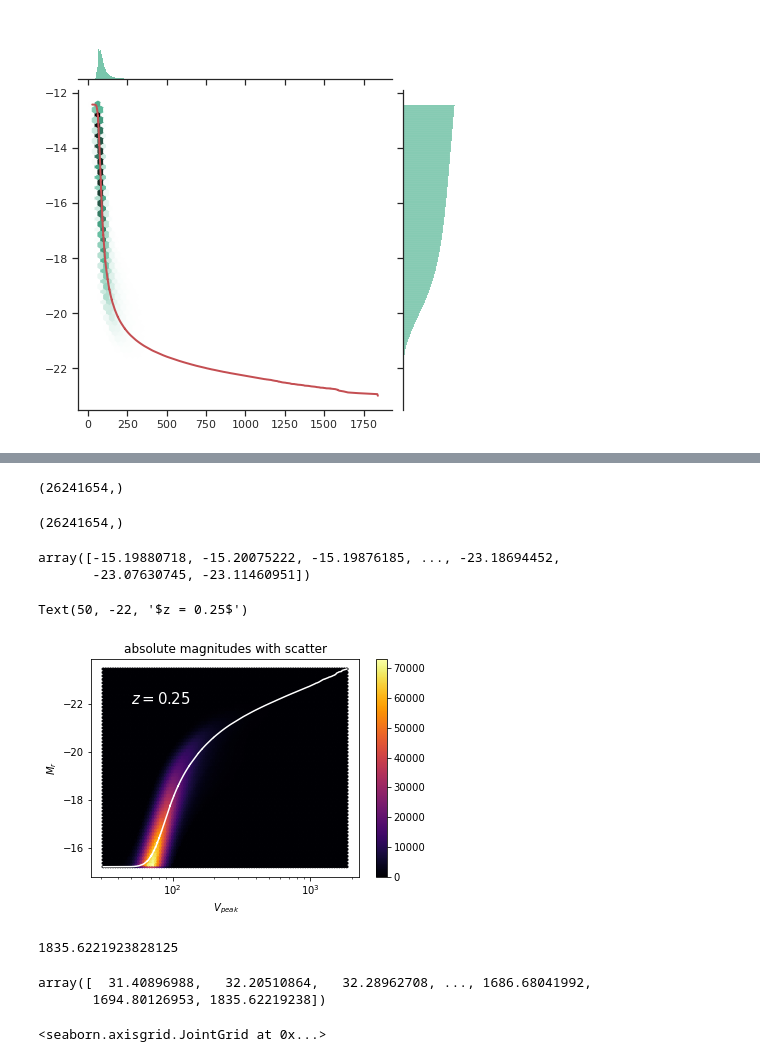
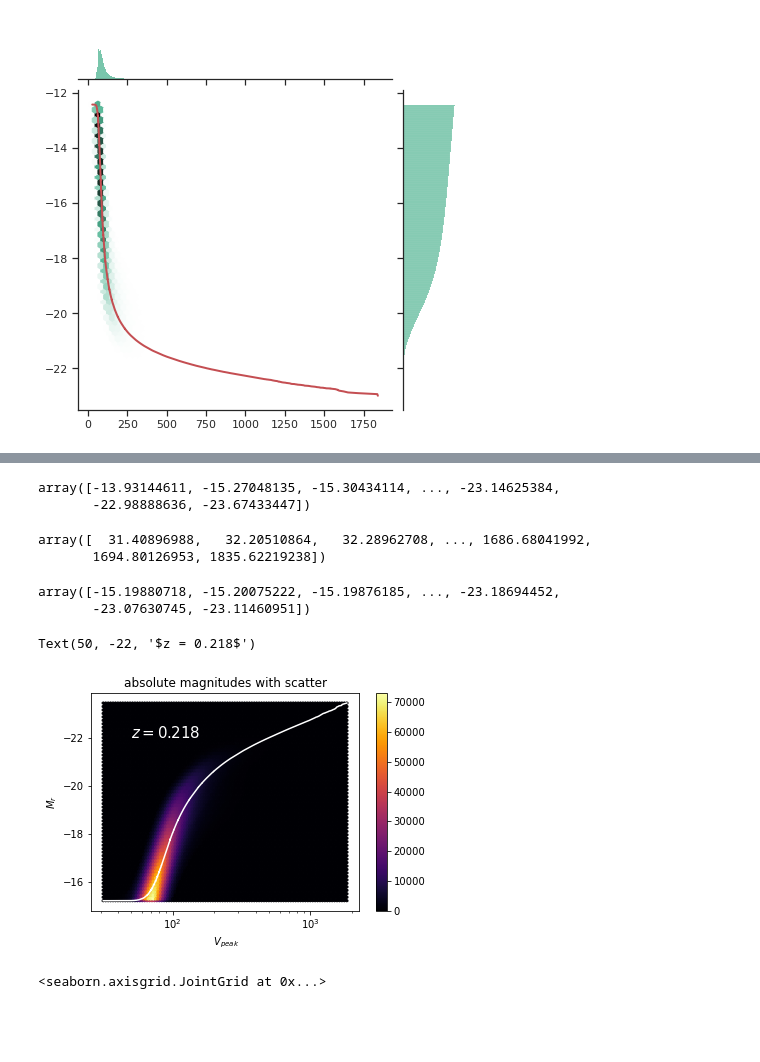
Before and after one commit to zhengyun0215/mock, a Jupyter notebook: newmag.ipynb, the cells around one changed output, grey strips where cells are left out. Saved outputs shown, nothing was run; the diff lists cells and outputs as text; code cells hidden in the pictures; blank space fills up the shorter version.

```diff
--- a/newmag.ipynb
+++ b/newmag.ipynb
@@ -333,3 +369,7 @@ testmag = np.array(mags,dtype = 'float32')
+# %%
+stag_sca = np.argsort(testmag)
+mag_sca = mag_sca[stag_sca]
+newmag_92 =
 # %%
 cut_v = np.array(vpeak[:len(mags)],dtype = 'float32')
 # %%
@@ -497,13 +774,15 @@ sca_92 = np.loadtxt('/home/yunzheng/mock/abundance_new/data/scattermag/mag_92.tx
 # %%
 vpeak_92 = np.loadtxt('/home/yunzheng/mock/abundance_new/data/largedata/vpeak_92.txt')
 # %%
-sca_92.shape
+sca_92
 # %% [output]
-(26241654,)
+array([-13.93144611, -15.27048135, -15.30434114, ..., -23.14625384,
+       -22.98888636, -23.67433447])
 # %%
-vpeak_92.shape
+vpeak_92
 # %% [output]
-(26241654,)
+array([  31.40896988,   32.20510864,   32.28962708, ..., 1686.68041992,
+       1694.80126953, 1835.62219238])
 # %%
 stag_92 = np.argsort(-sca_92)
 sca_mag_92 = sca_92[stag_92]
@@ -517,18 +796,14 @@ array([-15.19880718, -15.20075222, -15.19876185, ..., -23.18694452,
 # %%
 plt.hexbin(vpeak_92,new_mag_92,xscale = 'log',cmap = 'inferno')
 plt.gca().invert_yaxis()
-plt.plot(vpeak_92,newmag_92,color = 'white',label = '$z = 0.25$')
+plt.plot(vpeak_92,newmag_92,color = 'white',label = '$z = 0.218$')
 plt.colorbar()
 plt.title(r'absolute magnitudes with scatter')
 plt.xlabel(r' $V_{peak}$ ')
 plt.ylabel(r'$M_{r}$')
-plt.text(50,-22,'$z = 0.25$',size = 15, color = "white",weight = "light")
+plt.text(50,-22,'$z = 0.218$',size = 15, color = "white",weight = "light")
 
 # plt.savefig('/home/yunzheng/mock/abundance_new/picture/M_scatter_92.pdf',dpi = 100)
 # %% [output]
-Text(50, -22, '$z = 0.25$')
+Text(50, -22, '$z = 0.218$')
-[figure, old version]
+[figure, new version]
-# %%
-max(vpeak_92)
-# %% [output]
-1835.6221923828125
@@ -537,8 +810,3 @@ min(vpeak_92)
-# %%
-vpeak_92
-# %% [output]
-array([  31.40896988,   32.20510864,   32.28962708, ..., 1686.68041992,
-       1694.80126953, 1835.62219238])
 # %%
 myplot1 = sns.jointplot(x = vpeak_92,y = new_mag_92,kind="hist", marginal_kws={'color': 'blue'})
 myplot1.ax_joint.plot(vpeak_92, newmag_92, 'w-', lw = 2)
```
Also changed, not shown: parts of 84 cells of this notebook.
